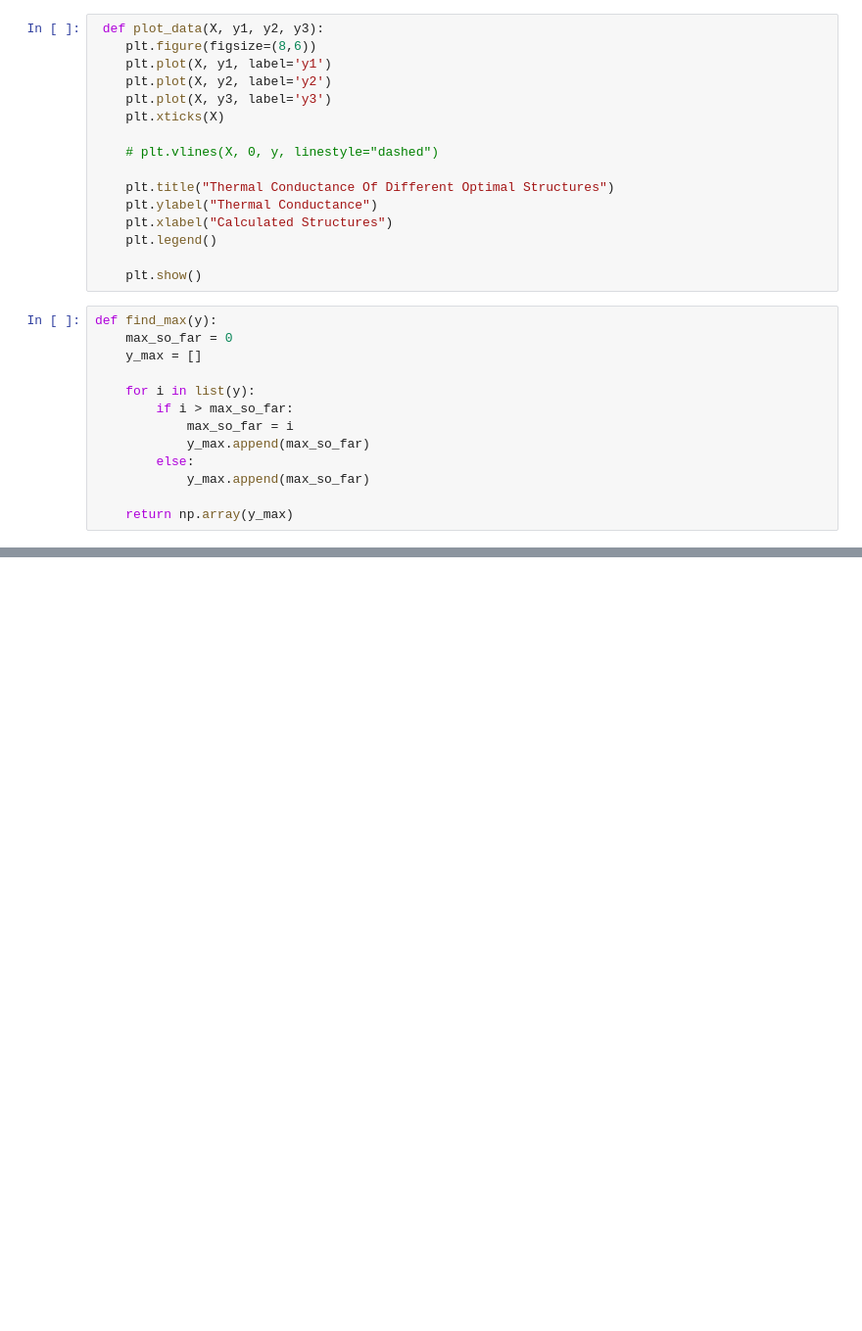
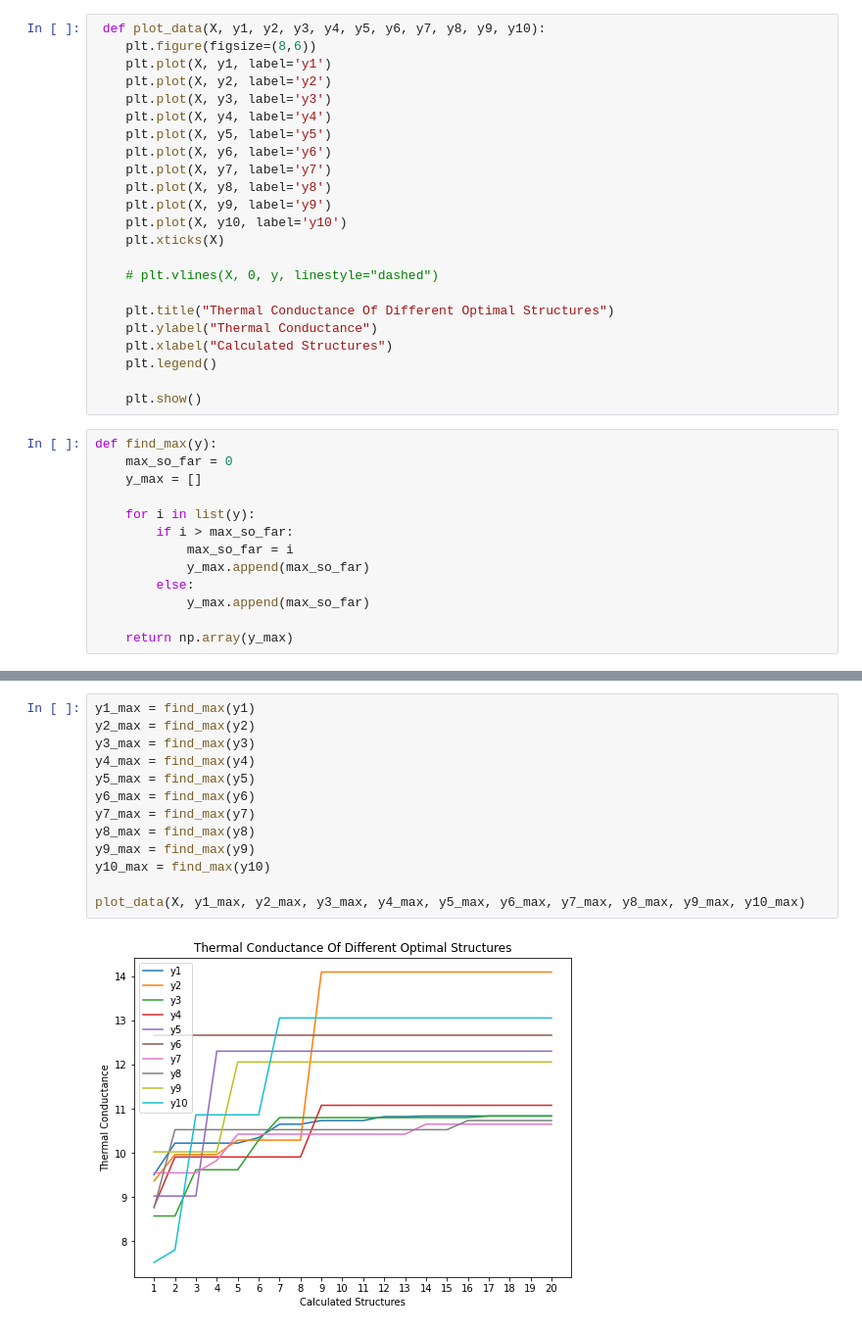
Before and after one commit to Lab-Brat/Materials_Informatics_Experiments, a Jupyter notebook: decision_tree/Si-Ge_MCTree/result_analysis.ipynb, the cells around one changed output, grey strips where cells are left out. Shown at 98% size. Saved outputs shown, nothing was run; the diff lists cells and outputs as text; blank space fills up the shorter version.

```diff
--- a/decision_tree/Si-Ge_MCTree/result_analysis.ipynb
+++ b/decision_tree/Si-Ge_MCTree/result_analysis.ipynb
@@ -9,11 +9,18 @@ import matplotlib.pyplot as plt
 #     print(item)
 #     print(data[item])
 # %%
- def plot_data(X, y1, y2, y3):
+ def plot_data(X, y1, y2, y3, y4, y5, y6, y7, y8, y9, y10):
     plt.figure(figsize=(8,6))
     plt.plot(X, y1, label='y1')
     plt.plot(X, y2, label='y2')
     plt.plot(X, y3, label='y3')
+    plt.plot(X, y4, label='y4')
+    plt.plot(X, y5, label='y5')
+    plt.plot(X, y6, label='y6')
+    plt.plot(X, y7, label='y7')
+    plt.plot(X, y8, label='y8')
+    plt.plot(X, y9, label='y9')
+    plt.plot(X, y10, label='y10')
     plt.xticks(X)
 
     # plt.vlines(X, 0, y, linestyle="dashed")
@@ -55,0 +93,15 @@ plot_data(X, y1, y2, y3)
+# %%
+y1_max = find_max(y1)
+y2_max = find_max(y2)
+y3_max = find_max(y3)
+y4_max = find_max(y4)
+y5_max = find_max(y5)
+y6_max = find_max(y6)
+y7_max = find_max(y7)
+y8_max = find_max(y8)
+y9_max = find_max(y9)
+y10_max = find_max(y10)
+
+plot_data(X, y1_max, y2_max, y3_max, y4_max, y5_max, y6_max, y7_max, y8_max, y9_max, y10_max)
+# %% [output]
+[figure, added]
```
Also changed, not shown: parts of 3 cells of this notebook.
